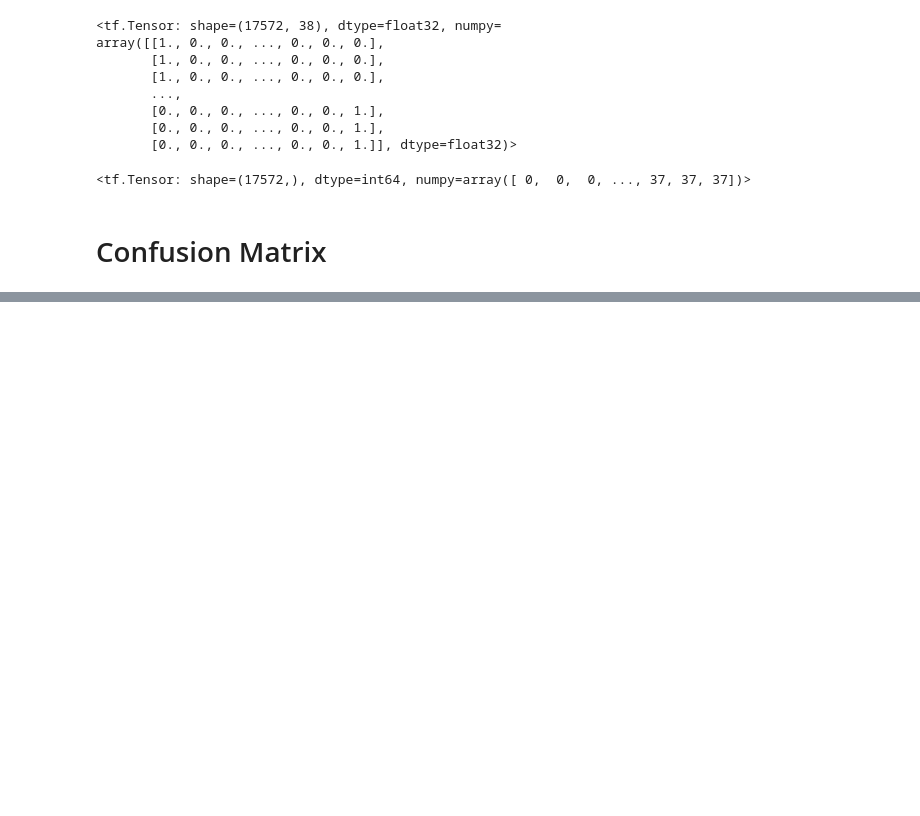
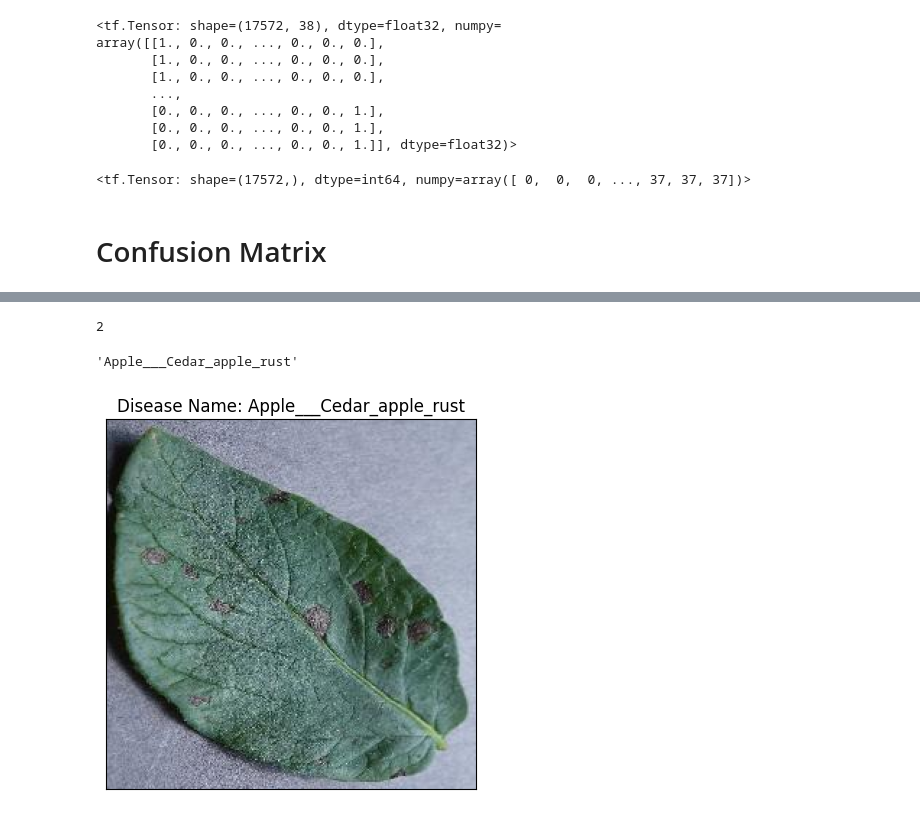
Before and after one commit to nightitachi/New-Plant-Diseases-Dataset, a Jupyter notebook: New_Plant_Diseases_Dataset.ipynb, the cells around one changed output, grey strips where cells are left out. Cells and saved outputs as stored; diff of their text form; code cells hidden in the pictures; blank space fills up the shorter version.

```diff
--- a/New_Plant_Diseases_Dataset.ipynb
+++ b/New_Plant_Diseases_Dataset.ipynb
@@ -370,0 +472,5 @@ plt.show()
+# %%
+prediction = np.argmax(prediction)
+prediction
+# %% [output]
+2
@@ -370,0 +516,16 @@ plt.show()
+# %%
+final_result= class_name[prediction]
+final_result
+# %% [output]
+'Apple___Cedar_apple_rust'
+# %%
+image_path = '/content/new-plant-diseases-dataset/test/test/PotatoEarlyBlight3.JPG'
+img = cv2.imread(image_path)
+img = cv2.cvtColor(img, cv2.COLOR_BGR2RGB)
+plt.imshow(img)
+plt.title(f'Disease Name: {final_result}')
+plt.xticks([])
+plt.yticks([])
+plt.show()
+# %% [output]
+[figure, added]
```
Also changed, not shown: parts of 20 cells of this notebook.
